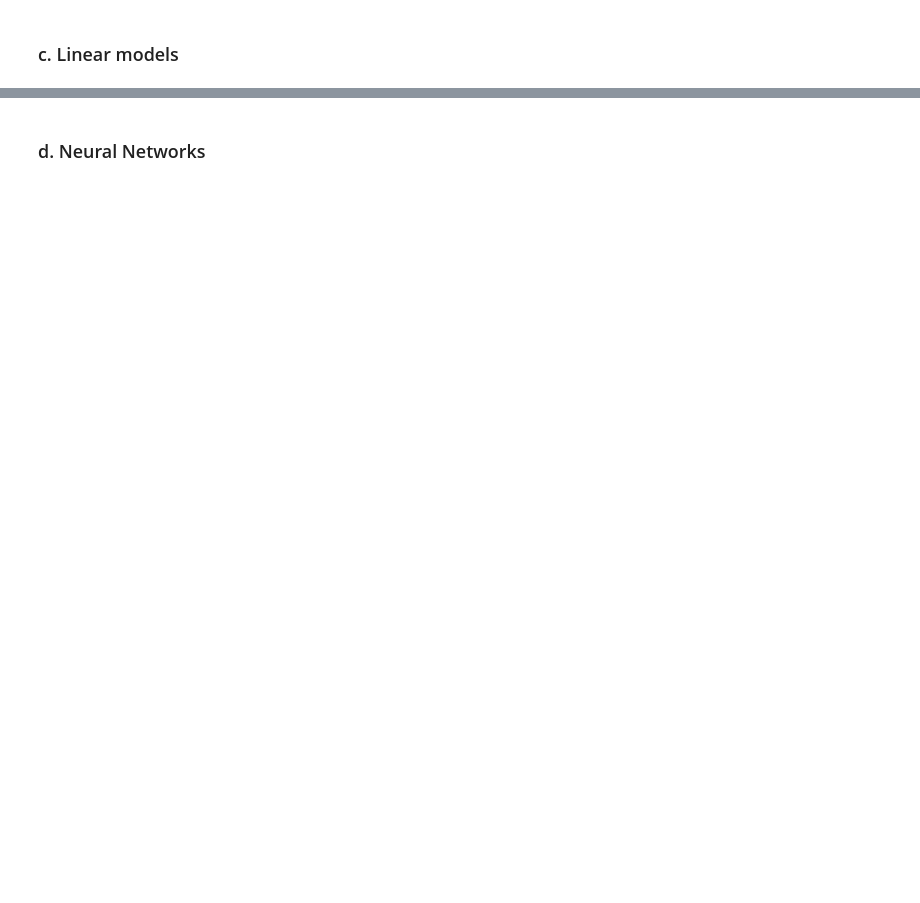
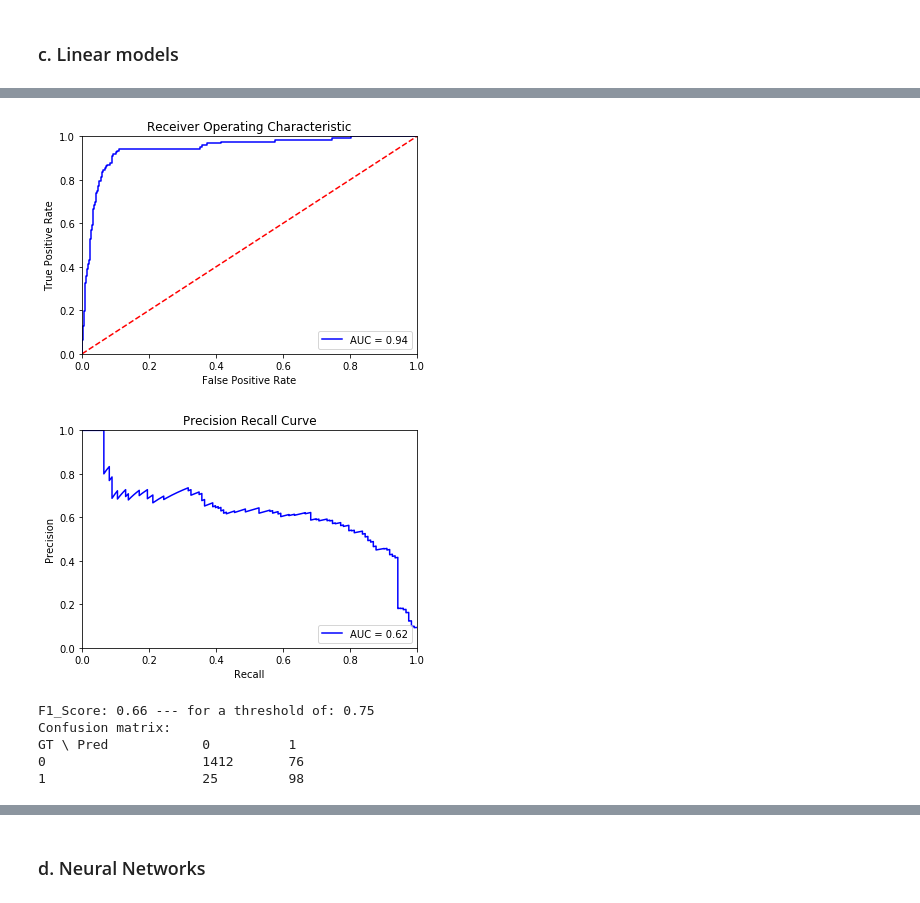
Before and after one commit to pierrefernandezgenestier/credit-default-prediction, a Jupyter notebook: credit_prediction.ipynb, the cells around one changed output, grey strips where cells are left out. Saved outputs shown, nothing was run; the diff lists cells and outputs as text; code cells hidden in the pictures; blank space fills up the shorter version.

```diff
--- a/credit_prediction.ipynb
+++ b/credit_prediction.ipynb
@@ -405,3 +440,8 @@ X_train, X_test, y_train, y_test = train_test_split(X, y, test_size=0.33, random
+# %%
+smote = SMOTE(random_state = 40)
+X_smote, y_smote = smote.fit_resample(X_train, y_train)
+X_smote_train, y_smote_train = X_smote, y_smote
+#X_smote_train, X_smote_test, y_smote_train, y_smote_test = train_test_split(X_smote, y_smote, test_size=0.2, random_state=42)
 # %% [markdown]
 ## 2. Feature engineering
 # %% [markdown]
@@ -412,0 +583,11 @@ X_train, X_test, y_train, y_test = train_test_split(X, y, test_size=0.33, random
+# %%
+y_proba_pred = reg.predict(X_test)
+score(y_proba_pred)
+# %% [output]
+[figure, added]
+[figure, added]
+F1_Score: 0.66 --- for a threshold of: 0.75
+Confusion matrix:
+GT \ Pred            0          1
+0                    1412       76
+1                    25         98
```
Also changed, not shown: parts of 88 cells of this notebook.
